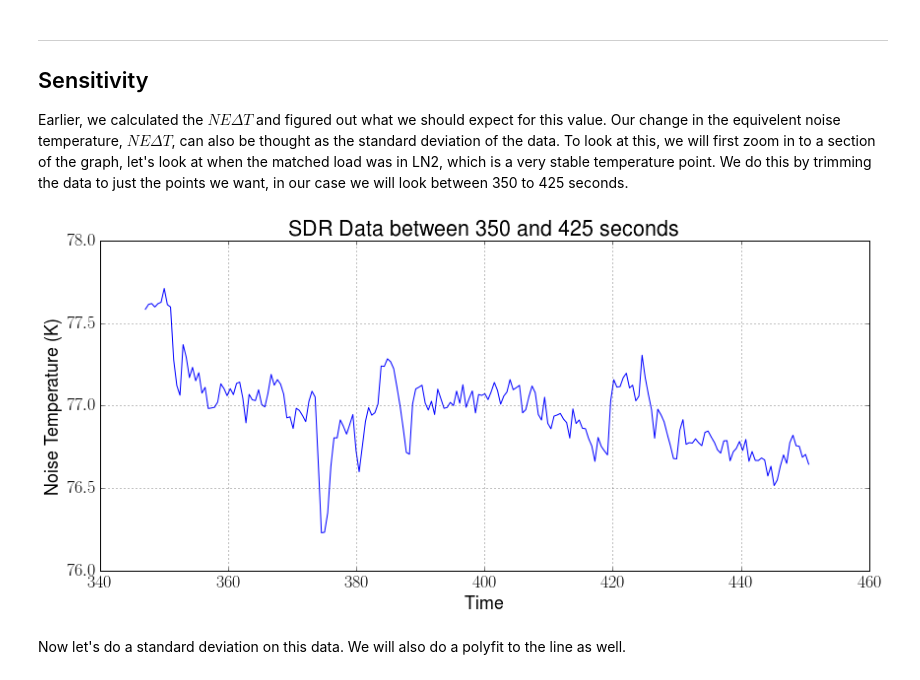
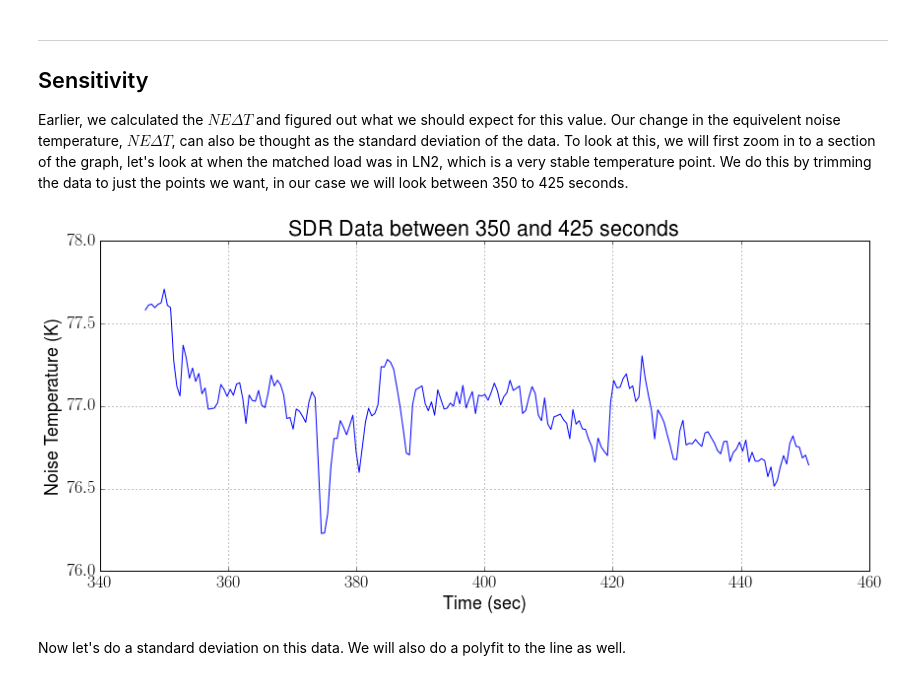
Before and after one commit to matgyver/Radiometer-SDR-Thesis, a Jupyter notebook: Experiments/Exp1/radiometer_experiment_1.ipynb, the cells around one changed output. Cells and saved outputs as stored; diff of their text form; code cells hidden in the pictures.

```diff
--- a/Experiments/Exp1/radiometer_experiment_1.ipynb
+++ b/Experiments/Exp1/radiometer_experiment_1.ipynb
@@ -424,15 +424,15 @@ y = y[:(425*.5)]
 # %%
 fig = plt.figure(figsize=(14,6), dpi=300)
 plot(y,g)
-xlabel('Time')
+xlabel('Time (sec)')
 ylabel('Noise Temperature (K)')
 title('SDR Data between 350 and 425 seconds')
 grid(True)
 axis([340, 460, 76, 78])
 fig.savefig("SDR_Zoom.pdf", dpi=300)
 fig.savefig("SDR_Zoom.png", dpi=300)
 # %% [output]
-[figure, old version]
+[figure, new version]
 # %% [markdown]
 Now let's do a standard deviation on this data.  We will also do a polyfit to the line as well.
 # %%
```
Also changed, not shown: parts of 3 cells of this notebook, 52 other files.
